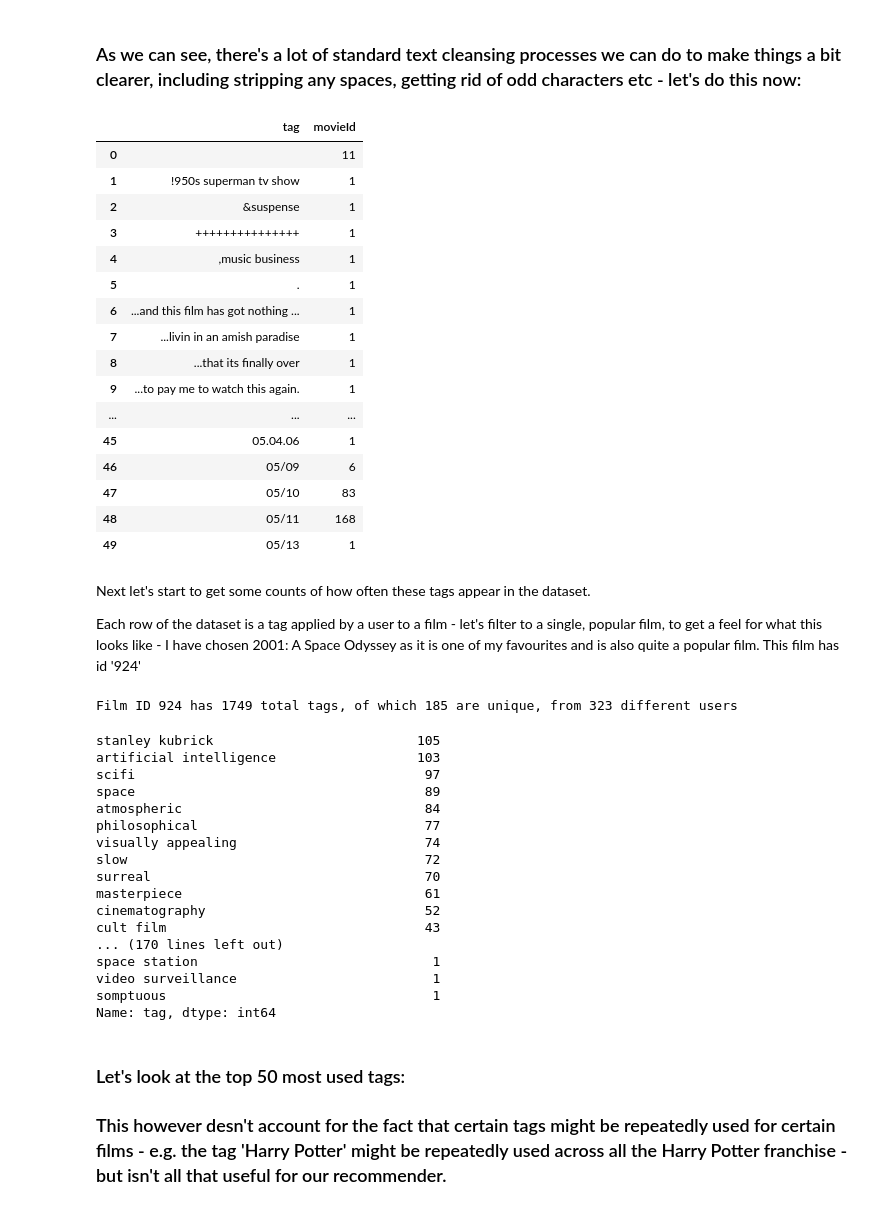
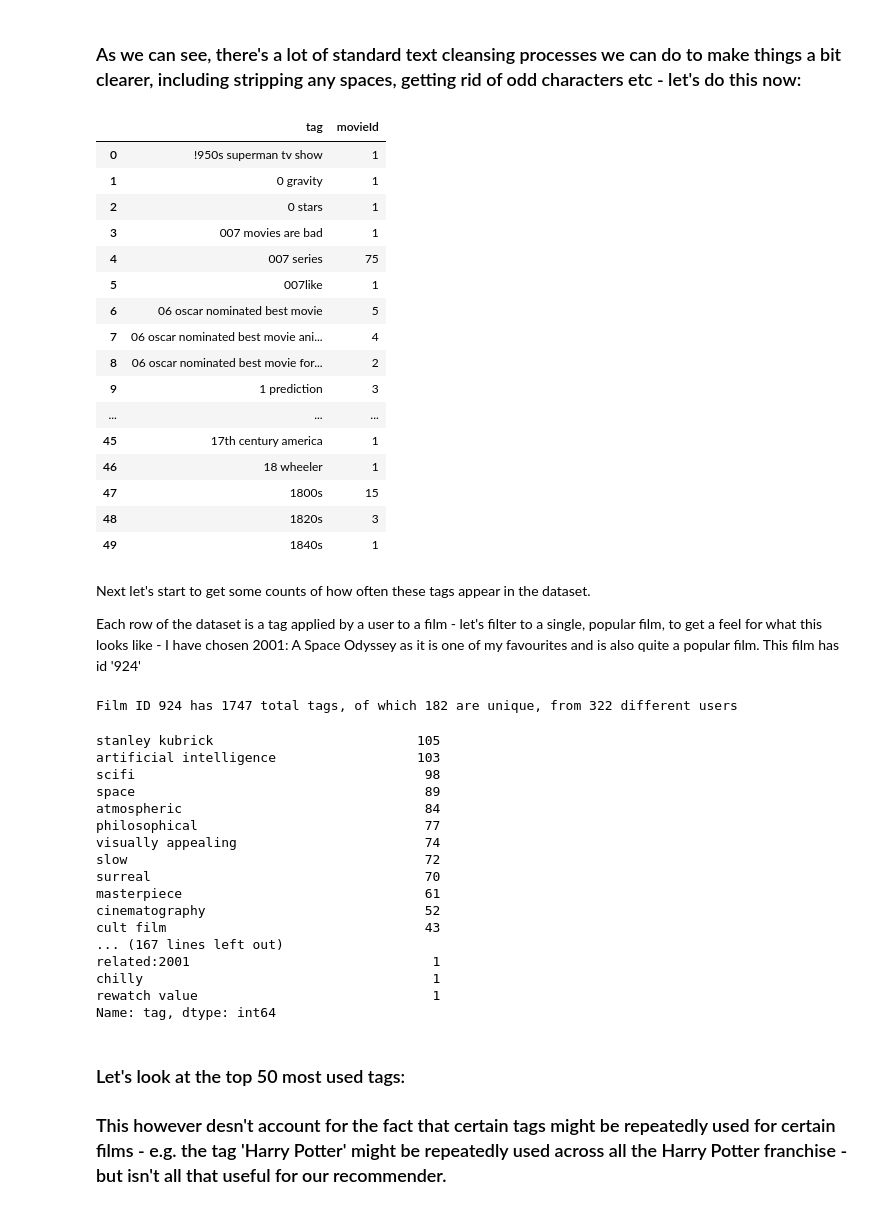
Before and after one commit to TD1138/Interactive-Movie-Recommender, a Jupyter notebook: notebooks/Interactive_Movie_Recommender_TF.ipynb, the cells around one changed output. Cells and saved outputs as stored; diff of their text form; code cells hidden in the pictures.

```diff
--- a/notebooks/Interactive_Movie_Recommender_TF.ipynb
+++ b/notebooks/Interactive_Movie_Recommender_TF.ipynb
@@ -212,29 +214,31 @@ There are 73051 unique tags in the dataset
 ### As we can see, there's a lot of standard text cleansing processes we can do to make things a bit clearer, including stripping any spaces, getting rid of odd characters etc - let's do this now:
 # %%
 def string_cleanse(string):
-  string_clean = str(string).strip().lower().replace('"','').replace('#','').replace('\'','').replace('(','').replace(')','').replace('*','').replace('-','')
+  string_clean = str(string).strip().lower().replace('"','').replace('#','').replace('\'','').replace('\\','').replace('/','').replace('(','').replace(')','').replace('*','').replace('-','').replace('&','and').replace('+','').replace(',','').replace('.','')
+  if string_clean.isnumeric(): string_clean = ''
   return string_clean
 tags['tag'] = tags['tag'].apply(string_cleanse)
+tags = tags[tags['tag'] != '']
 clean_tag_counts = tags[['tag', 'movieId']].groupby('tag').count().sort_values('tag').reset_index()
 clean_tag_counts.head(50)
 # %% [output]
 |  | tag | movieId |
-| 0 |  | 11 |
-| 1 | !950s superman tv show | 1 |
-| 2 | &suspense | 1 |
-| 3 | +++++++++++++++ | 1 |
-| 4 | ,music business | 1 |
-| 5 | . | 1 |
-| 6 | ...and this film has got nothing ... | 1 |
-| 7 | ...livin in an amish paradise | 1 |
-| 8 | ...that its finally over | 1 |
-| 9 | ...to pay me to watch this again. | 1 |
+| 0 | !950s superman tv show | 1 |
+| 1 | 0 gravity | 1 |
+| 2 | 0 stars | 1 |
+| 3 | 007 movies are bad | 1 |
+| 4 | 007 series | 75 |
+| 5 | 007like | 1 |
+| 6 | 06 oscar nominated best movie | 5 |
+| 7 | 06 oscar nominated best movie ani... | 4 |
+| 8 | 06 oscar nominated best movie for... | 2 |
+| 9 | 1 prediction | 3 |
 | ... | ... | ... |
-| 45 | 05.04.06 | 1 |
-| 46 | 05/09 | 6 |
-| 47 | 05/10 | 83 |
-| 48 | 05/11 | 168 |
-| 49 | 05/13 | 1 |
+| 45 | 17th century america | 1 |
+| 46 | 18 wheeler | 1 |
+| 47 | 1800s | 15 |
+| 48 | 1820s | 3 |
+| 49 | 1840s | 1 |
 # %% [markdown]
 Next let's start to get some counts of how often these tags appear in the dataset.
 
@@ -245,10 +249,10 @@ chosen_film_tags = tags[tags['movieId'] == chosen_film_id]
 print('Film ID {} has {} total tags, of which {} are unique, from {} different users\n'.format(chosen_film_id, chosen_film_tags['tag'].count(), chosen_film_tags['tag'].nunique(), chosen_film_tags['userId'].nunique()))
 chosen_film_tags['tag'].value_counts()
 # %% [output]
-Film ID 924 has 1749 total tags, of which 185 are unique, from 323 different users
+Film ID 924 has 1747 total tags, of which 182 are unique, from 322 different users
 stanley kubrick                          105
 artificial intelligence                  103
-scifi                                     97
+scifi                                     98
 space                                     89
 atmospheric                               84
 philosophical                             77
@@ -258,10 +262,10 @@ surreal                                   70
 masterpiece                               61
 cinematography                            52
 cult film                                 43
-... (170 lines left out)
-space station                              1
-video surveillance                         1
-somptuous                                  1
+... (167 lines left out)
+related:2001                               1
+chilly                                     1
+rewatch value                              1
 Name: tag, dtype: int64
 # %% [markdown]
 ### Let's look at the top 50 most used tags:
```
Also changed, not shown: parts of 18 cells of this notebook.
